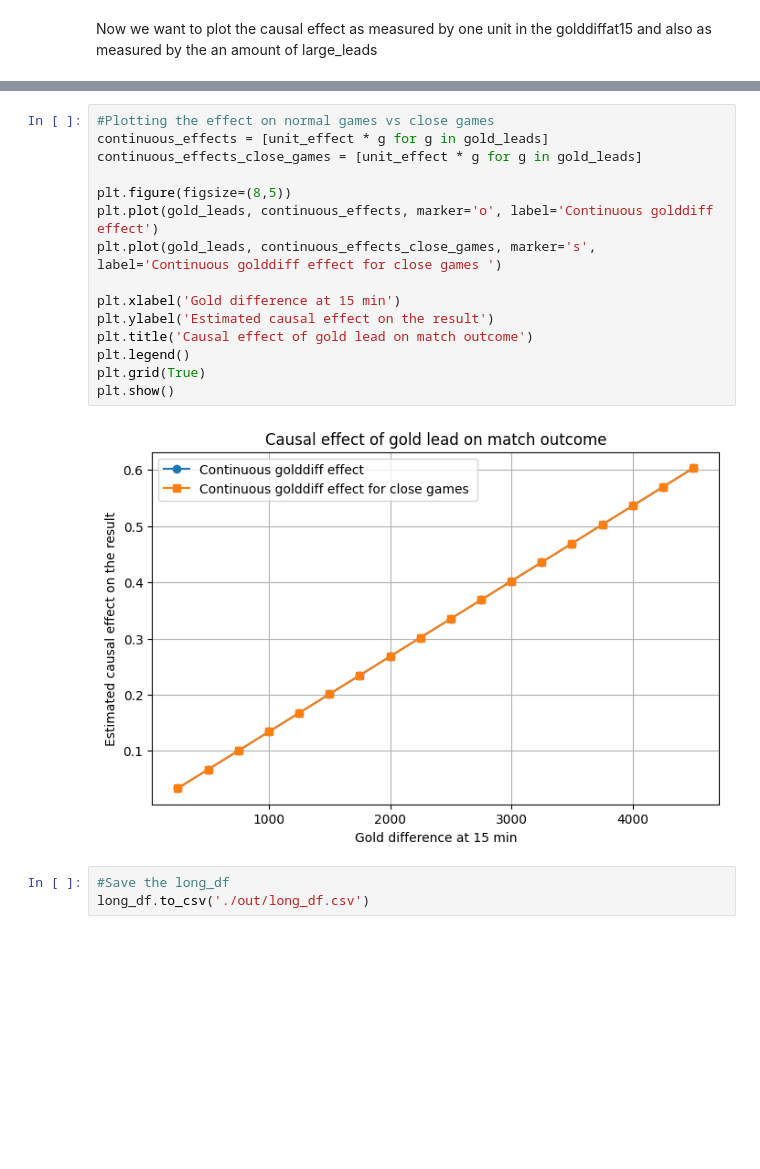
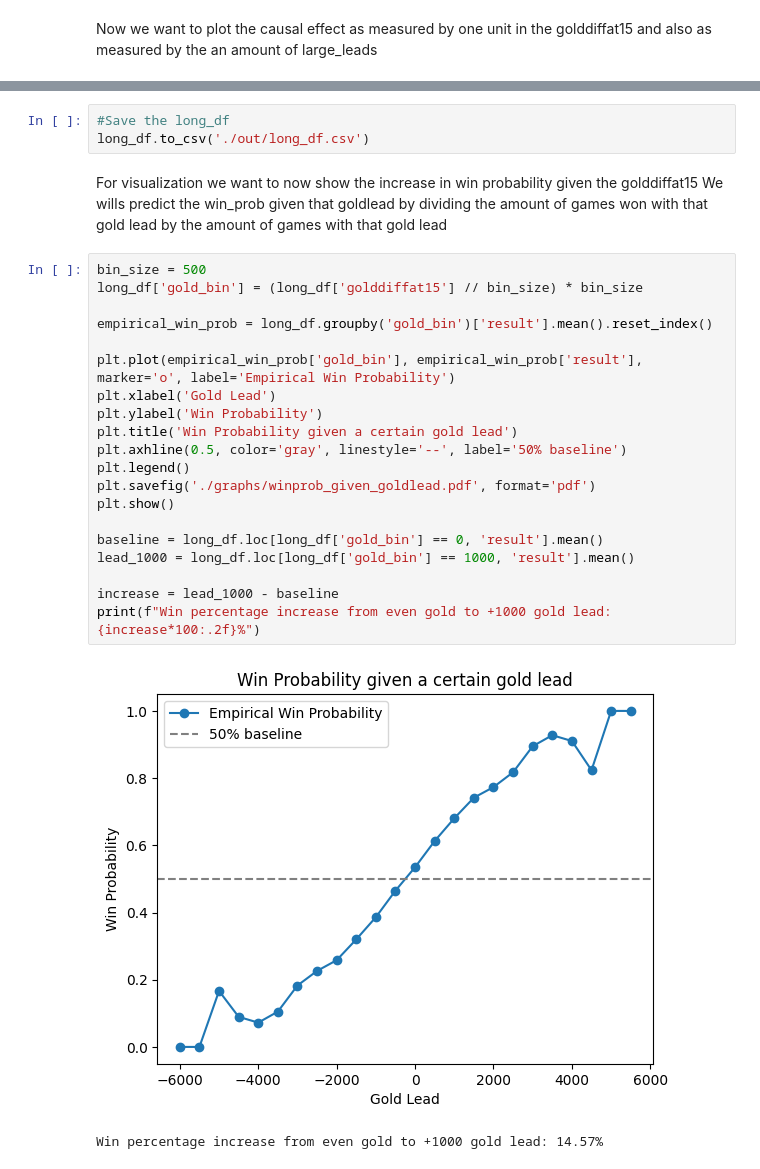
Before and after one commit to pewwwpewww/League-of-Legends-Esport-Dataset, a Jupyter notebook: effect_gold_lead.ipynb, the cells around one changed output, grey strips where cells are left out. Drawn from its saved outputs; the diff is of its cells as text; blank space fills up the shorter version.

Commit message:
Added looking at emperical win prob given a certain gold lead at minute 15 and removed looking at close games

```diff
--- a/effect_gold_lead.ipynb
+++ b/effect_gold_lead.ipynb
@@ -299,20 +254,29 @@ p value:1.0
-# %%
-#Plotting the effect on normal games vs close games
-continuous_effects = [unit_effect * g for g in gold_leads]
-continuous_effects_close_games = [unit_effect * g for g in gold_leads]
-
-plt.figure(figsize=(8,5))
-plt.plot(gold_leads, continuous_effects, marker='o', label='Continuous golddiff effect')
-plt.plot(gold_leads, continuous_effects_close_games, marker='s', label='Continuous golddiff effect for close games ')
-
-plt.xlabel('Gold difference at 15 min')
-plt.ylabel('Estimated causal effect on the result')
-plt.title('Causal effect of gold lead on match outcome')
-plt.legend()
-plt.grid(True)
-plt.show()
-# %% [output]
-[figure, removed]
 # %%
 #Save the long_df
 long_df.to_csv('./out/long_df.csv')
+# %% [markdown]
+For visualization we want to now show the increase in win probability given the golddiffat15
+We wills predict the win_prob given that goldlead by dividing the amount of games won with that gold lead by the amount of games with that gold lead
+# %%
+bin_size = 500
+long_df['gold_bin'] = (long_df['golddiffat15'] // bin_size) * bin_size
+
+empirical_win_prob = long_df.groupby('gold_bin')['result'].mean().reset_index()
+
+plt.plot(empirical_win_prob['gold_bin'], empirical_win_prob['result'], marker='o', label='Empirical Win Probability')
+plt.xlabel('Gold Lead')
+plt.ylabel('Win Probability')
+plt.title('Win Probability given a certain gold lead')
+plt.axhline(0.5, color='gray', linestyle='--', label='50% baseline')
+plt.legend()
+plt.savefig('./graphs/winprob_given_goldlead.pdf', format='pdf')
+plt.show()
+
+baseline = long_df.loc[long_df['gold_bin'] == 0, 'result'].mean()
+lead_1000 = long_df.loc[long_df['gold_bin'] == 1000, 'result'].mean()
+
+increase = lead_1000 - baseline
+print(f"Win percentage increase from even gold to +1000 gold lead: {increase*100:.2f}%")
+# %% [output]
+[figure, added]
+Win percentage increase from even gold to +1000 gold lead: 14.57%
```
Also changed, not shown: parts of 7 cells of this notebook, 2 other files.
